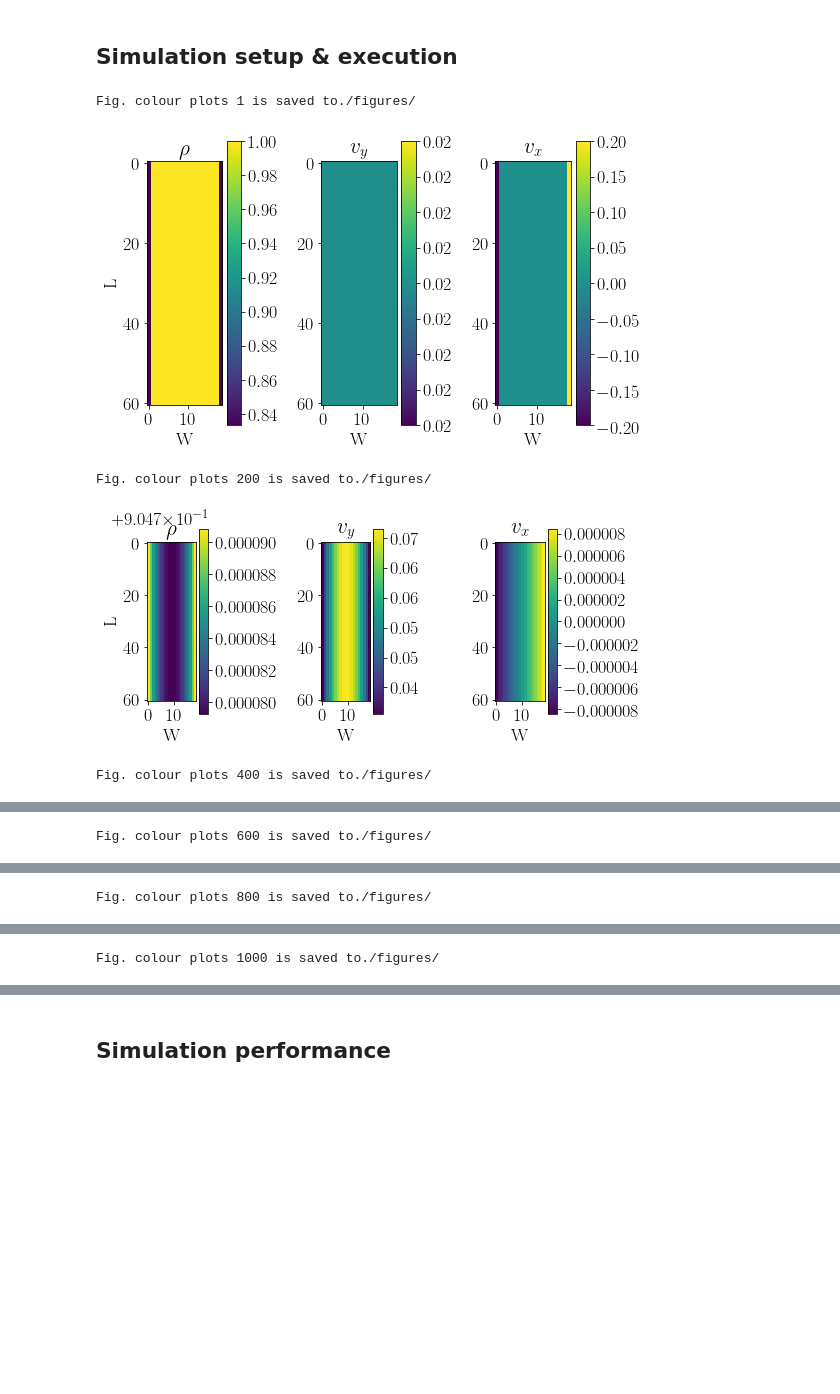
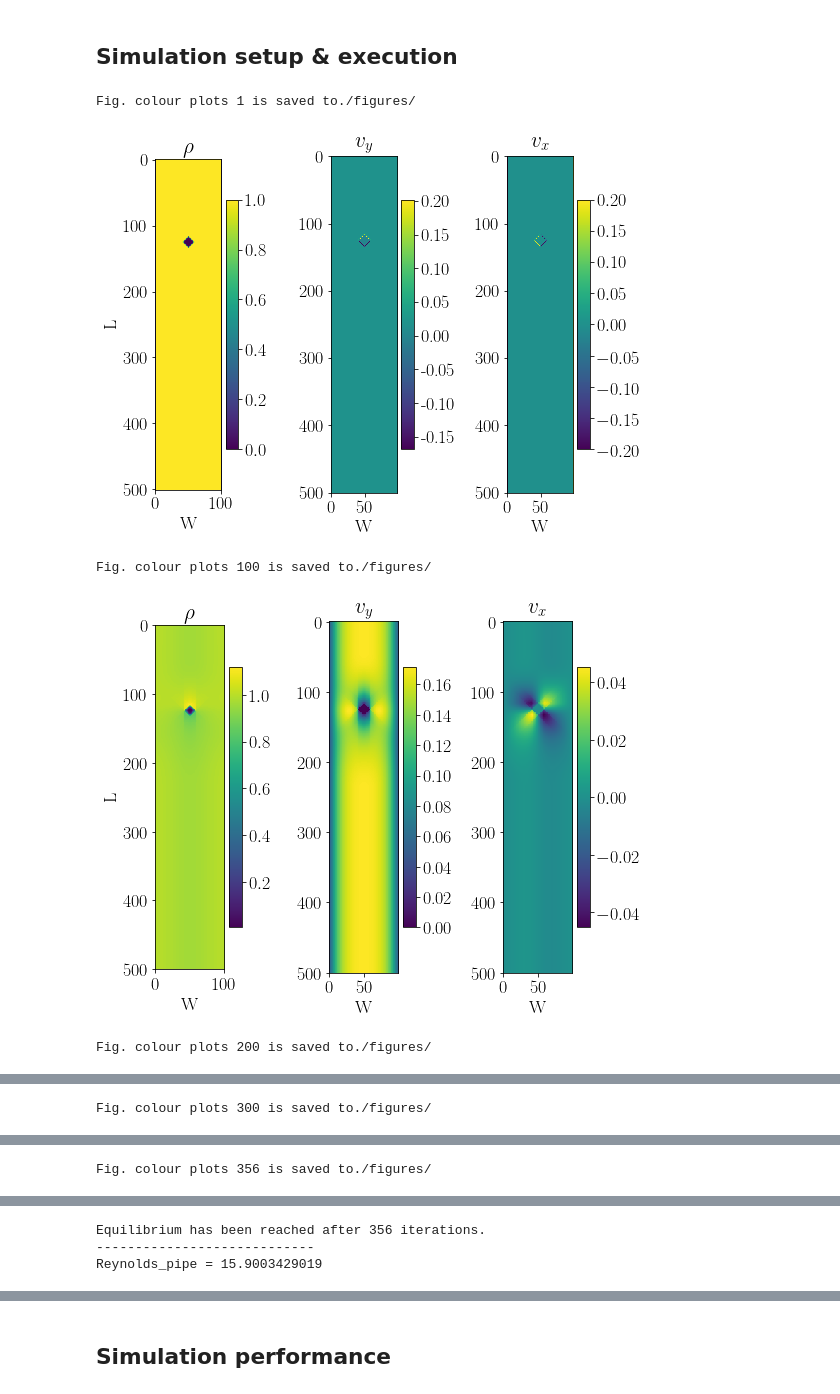
Before and after one commit to VHeusinkveld/CP3-lattice-boltzmann_model, a Jupyter notebook: Excecute_simulation.ipynb, the cells around one changed output, grey strips where cells are left out. Cells and saved outputs as stored; diff of their text form; code cells hidden in the pictures; blank space fills up the shorter version.

Commit message:
New figures for several situations

```diff
--- a/Excecute_simulation.ipynb
+++ b/Excecute_simulation.ipynb
@@ -12,39 +12,39 @@ start_time = tm.time()
 
 # Create name space
 sim = SimpleNamespace()
 
 # Assign system dimensions/parameters
-sim.L, sim.W = 60, 20
+sim.L, sim.W = 500, 100
 sim.m = 1
 sim.P = 1
-sim.epsilon = 0#0.001
+sim.epsilon = 0.001
 sim.max_iterations = 1000
-sim.plot_iteration = 200
+sim.plot_iteration = 100
 sim.nu = 2
 sim.dv = 0.01
 
 # Square obstruction
-sim.obs = 'none' # obstruction type (none, square or cylinder)
-sim.R = int(sim.W/4)
+sim.obs = 'square' # obstruction type (none, square or cylinder)
+sim.R = int(sim.W/12)
 
 #Load constants
 sim = constants(sim)
 
 # Set data processing parameters
 sim.fig_dir = './figures/'
 sim.save = True
 
 # Actual simulation
 par = boltzmann_sim(sim)
 
 Reynolds_pipe, Reynolds_obs = Reynolds(sim, par)
 
 end_time = tm.time()
 total_time = end_time - start_time
 print('Total run time =', total_time)
 # %% [output]
 Fig. colour plots 1 is saved to./figures/
-[figure, old version]
+[figure, new version]
-Fig. colour plots 200 is saved to./figures/
+Fig. colour plots 100 is saved to./figures/
-[figure, old version]
+[figure, new version]
-Fig. colour plots 400 is saved to./figures/
+Fig. colour plots 200 is saved to./figures/
@@ -52 +52 @@ Fig. colour plots 400 is saved to./figures/
-Fig. colour plots 600 is saved to./figures/
+Fig. colour plots 300 is saved to./figures/
@@ -54 +54 @@ Fig. colour plots 600 is saved to./figures/
-Fig. colour plots 800 is saved to./figures/
+Fig. colour plots 356 is saved to./figures/
@@ -56 +56,3 @@ Fig. colour plots 800 is saved to./figures/
-Fig. colour plots 1000 is saved to./figures/
+Equilibrium has been reached after 356 iterations.
+----------------------------
+Reynolds_pipe = 15.9003429019
```
Also changed, not shown: parts of 1 cell of this notebook, 12 other files.
